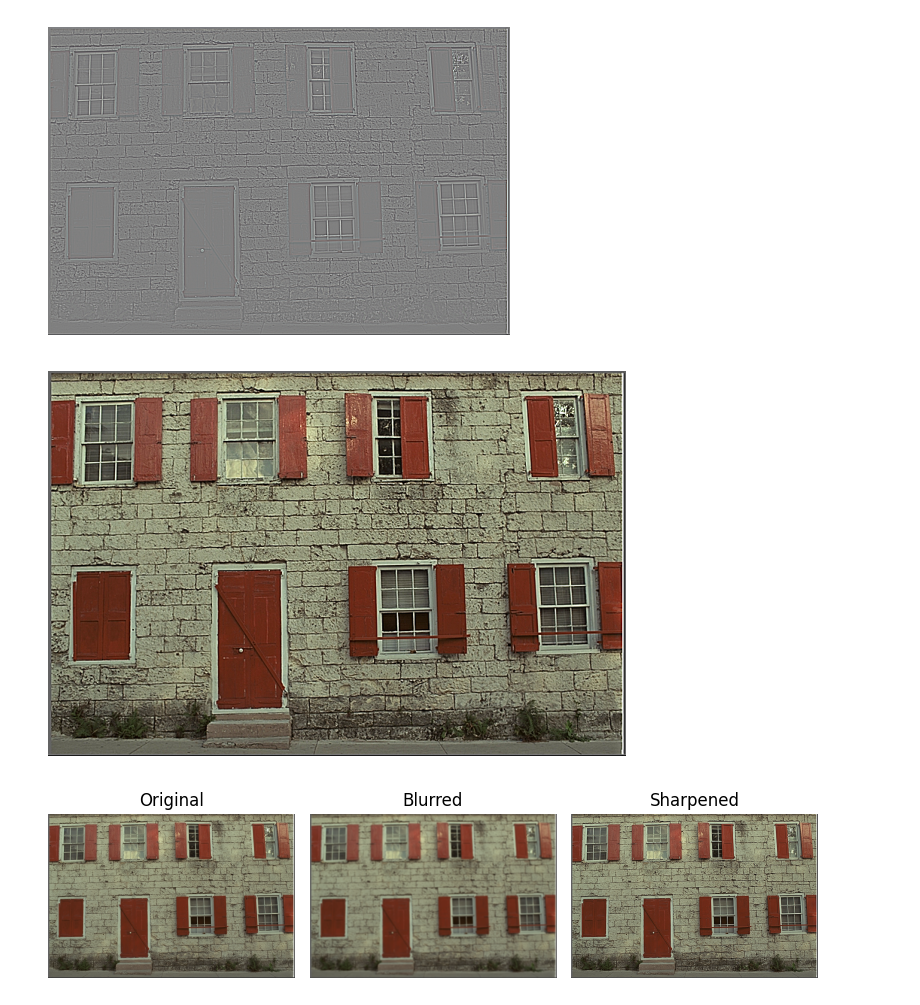
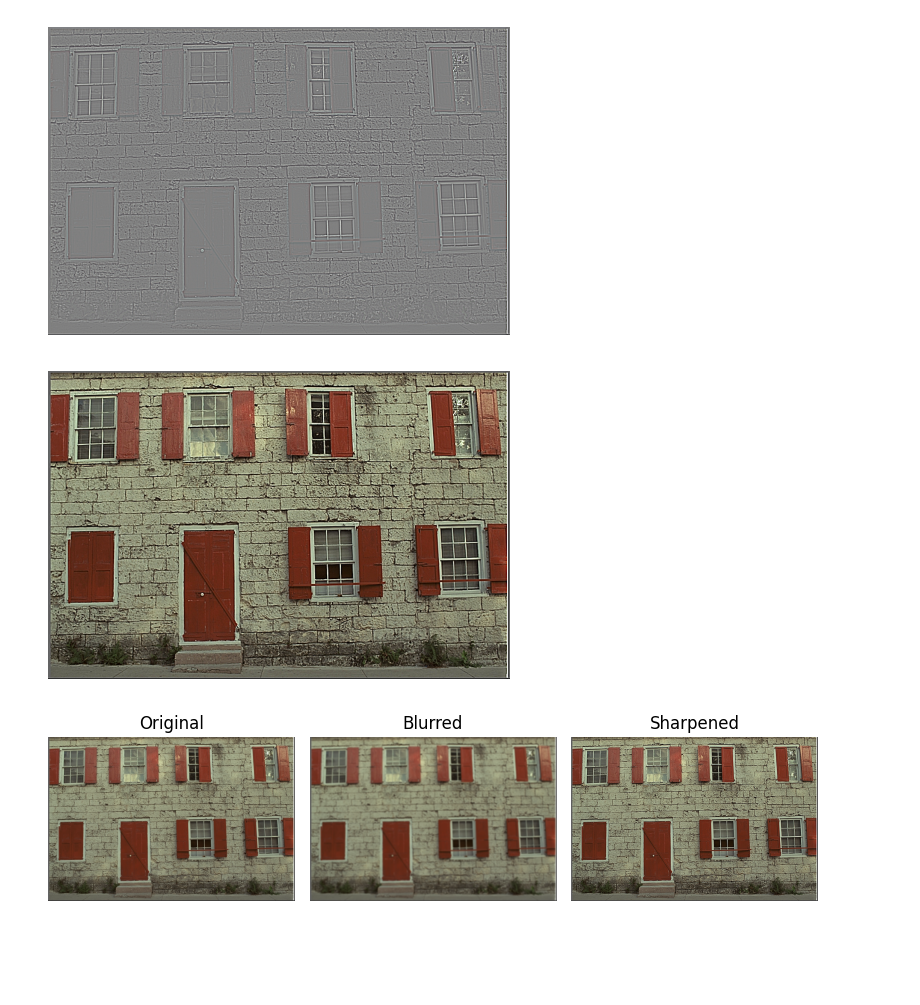
Before and after one commit to Angelina-Grbchh/Mathematical-methods-of-pattern-recognition-and-computer-vision, a Jupyter notebook: Lab3/lab3.ipynb, the cells around one changed output. Drawn from its saved outputs; the diff is of its cells as text; code cells hidden in the pictures; blank space fills up the shorter version.

```diff
--- a/Lab3/lab3.ipynb
+++ b/Lab3/lab3.ipynb
@@ -54,19 +54,19 @@ plt.show()
 # %%
 # Apply USM to get the resulting image using `sharpened = original + (original − unsharp) × amount`
 # Note: Again, take care of underflows/overflows if necessary.
 
 amount = 1.0
 
 sharpened = img.astype(np.float32) + diff * amount
 
 sharpened = np.clip(sharpened, 0, 255).astype(np.uint8)
 
-plt.figure(figsize=(8, 5))
+plt.figure(figsize=(6, 4))
 plt.imshow(sharpened)
 plt.axis('off')
 plt.show()
 # %% [output]
-[figure, old version]
+[figure, new version]
 # %%
 plt.figure(figsize=(8, 5))
 
```
